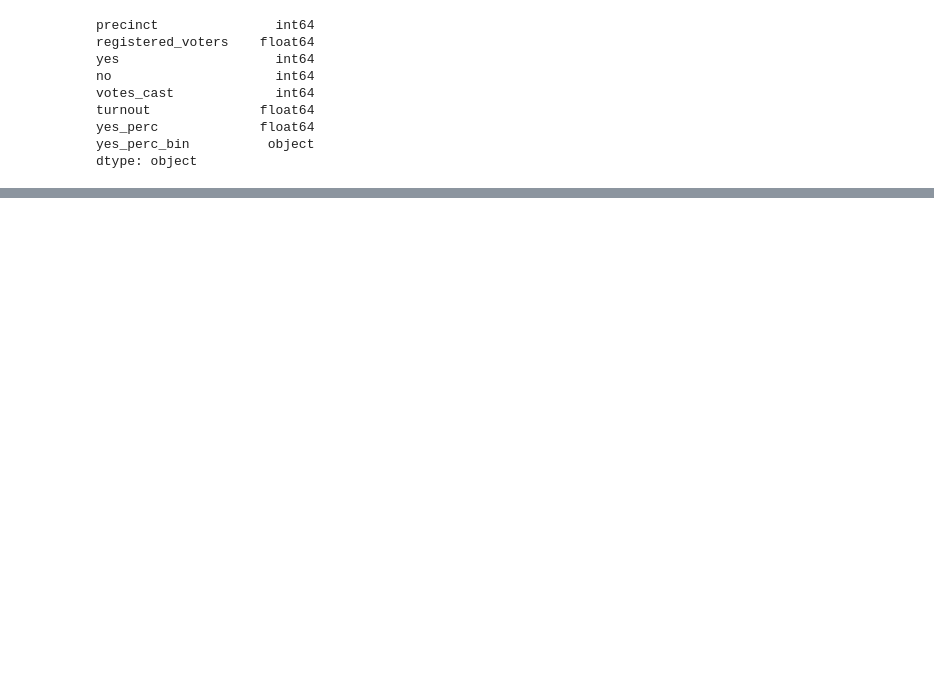
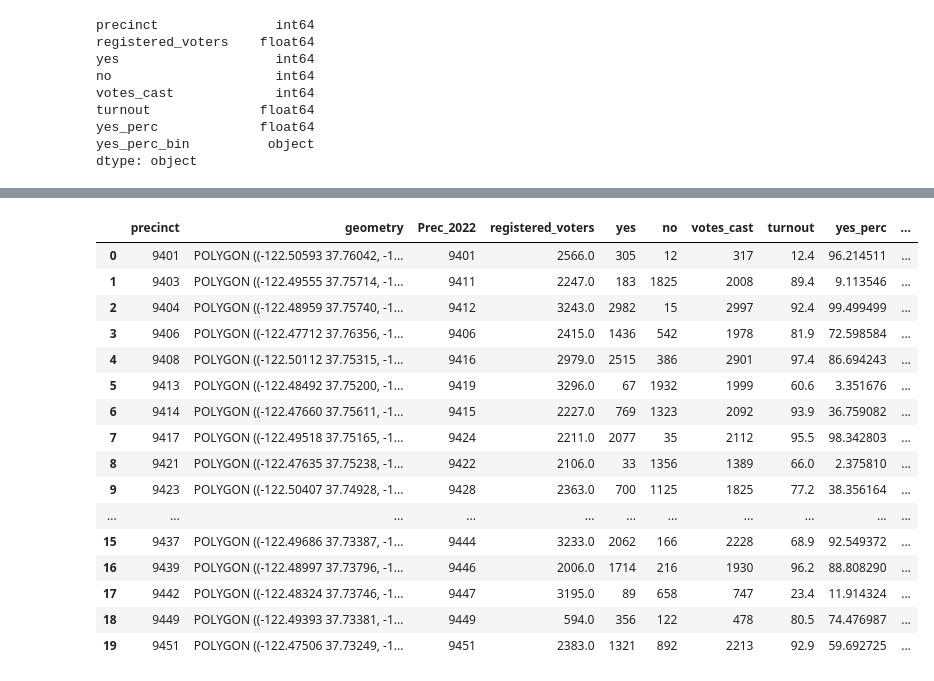
Before and after one commit to MissionLocal/2025-special-election-results, a Jupyter notebook: read_results.ipynb, the cells around one changed output, grey strips where cells are left out. Saved outputs shown, nothing was run; the diff lists cells and outputs as text; code cells hidden in the pictures; blank space fills up the shorter version.

```diff
--- a/read_results.ipynb
+++ b/read_results.ipynb
@@ -252,7 +355,7 @@ dfA['precinct'] = dfA['precinct'].astype(str)
 # %%
 # merge
 
-dfA = gdf.merge(dfA, right_on='precinct', left_on='Prec_2022')
+dfA = gdf.merge(dfA, on='precinct')
 # %%
 dfA.columns
 # %% [output]
@@ -260,5 +363,25 @@ Index(['Prec_2022', 'geometry', 'precinct', 'registered_voters', 'yes', 'no',
        'votes_cast', 'turnout', 'yes_perc', 'yes_perc_bin'],
       dtype='object')
+# %%
+dfA
+# %% [output]
+|  | precinct | geometry | Prec_2022 | registered_voters | yes | no | votes_cast | turnout | yes_perc | ... |
+| 0 | 9401 | POLYGON ((-122.50593 37.76042, -1... | 9401 | 2566.0 | 305 | 12 | 317 | 12.4 | 96.214511 | ... |
+| 1 | 9403 | POLYGON ((-122.49555 37.75714, -1... | 9411 | 2247.0 | 183 | 1825 | 2008 | 89.4 | 9.113546 | ... |
+| 2 | 9404 | POLYGON ((-122.48959 37.75740, -1... | 9412 | 3243.0 | 2982 | 15 | 2997 | 92.4 | 99.499499 | ... |
+| 3 | 9406 | POLYGON ((-122.47712 37.76356, -1... | 9406 | 2415.0 | 1436 | 542 | 1978 | 81.9 | 72.598584 | ... |
+| 4 | 9408 | POLYGON ((-122.50112 37.75315, -1... | 9416 | 2979.0 | 2515 | 386 | 2901 | 97.4 | 86.694243 | ... |
+| 5 | 9413 | POLYGON ((-122.48492 37.75200, -1... | 9419 | 3296.0 | 67 | 1932 | 1999 | 60.6 | 3.351676 | ... |
+| 6 | 9414 | POLYGON ((-122.47660 37.75611, -1... | 9415 | 2227.0 | 769 | 1323 | 2092 | 93.9 | 36.759082 | ... |
+| 7 | 9417 | POLYGON ((-122.49518 37.75165, -1... | 9424 | 2211.0 | 2077 | 35 | 2112 | 95.5 | 98.342803 | ... |
+| 8 | 9421 | POLYGON ((-122.47635 37.75238, -1... | 9422 | 2106.0 | 33 | 1356 | 1389 | 66.0 | 2.375810 | ... |
+| 9 | 9423 | POLYGON ((-122.50407 37.74928, -1... | 9428 | 2363.0 | 700 | 1125 | 1825 | 77.2 | 38.356164 | ... |
+| ... | ... | ... | ... | ... | ... | ... | ... | ... | ... | ... |
+| 15 | 9437 | POLYGON ((-122.49686 37.73387, -1... | 9444 | 3233.0 | 2062 | 166 | 2228 | 68.9 | 92.549372 | ... |
+| 16 | 9439 | POLYGON ((-122.48997 37.73796, -1... | 9446 | 2006.0 | 1714 | 216 | 1930 | 96.2 | 88.808290 | ... |
+| 17 | 9442 | POLYGON ((-122.48324 37.73746, -1... | 9447 | 3195.0 | 89 | 658 | 747 | 23.4 | 11.914324 | ... |
+| 18 | 9449 | POLYGON ((-122.49393 37.73381, -1... | 9449 | 594.0 | 356 | 122 | 478 | 80.5 | 74.476987 | ... |
+| 19 | 9451 | POLYGON ((-122.47506 37.73249, -1... | 9451 | 2383.0 | 1321 | 892 | 2213 | 92.9 | 59.692725 | ... |
 # %%
 dfA = dfA[['precinct','registered_voters','yes','no','votes_cast','turnout','yes_perc','yes_perc_bin','geometry']]
 gdfA = GeoDataFrame(dfA, crs="EPSG:4269", geometry='geometry')
```
Also changed, not shown: parts of 11 cells of this notebook, 4 other files.
